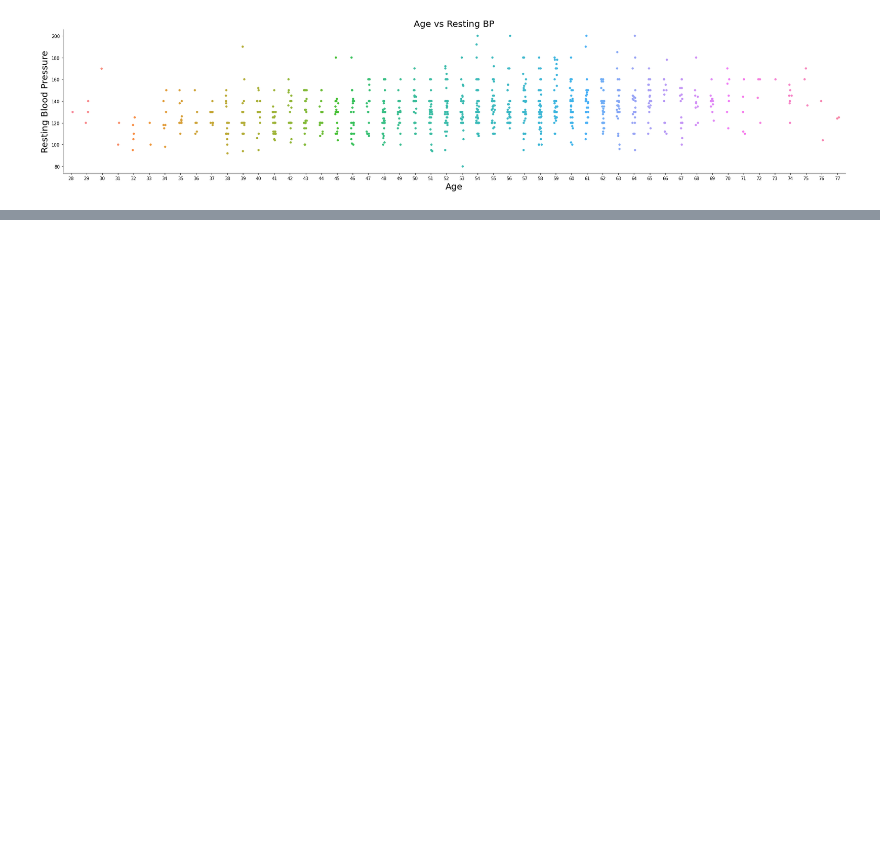
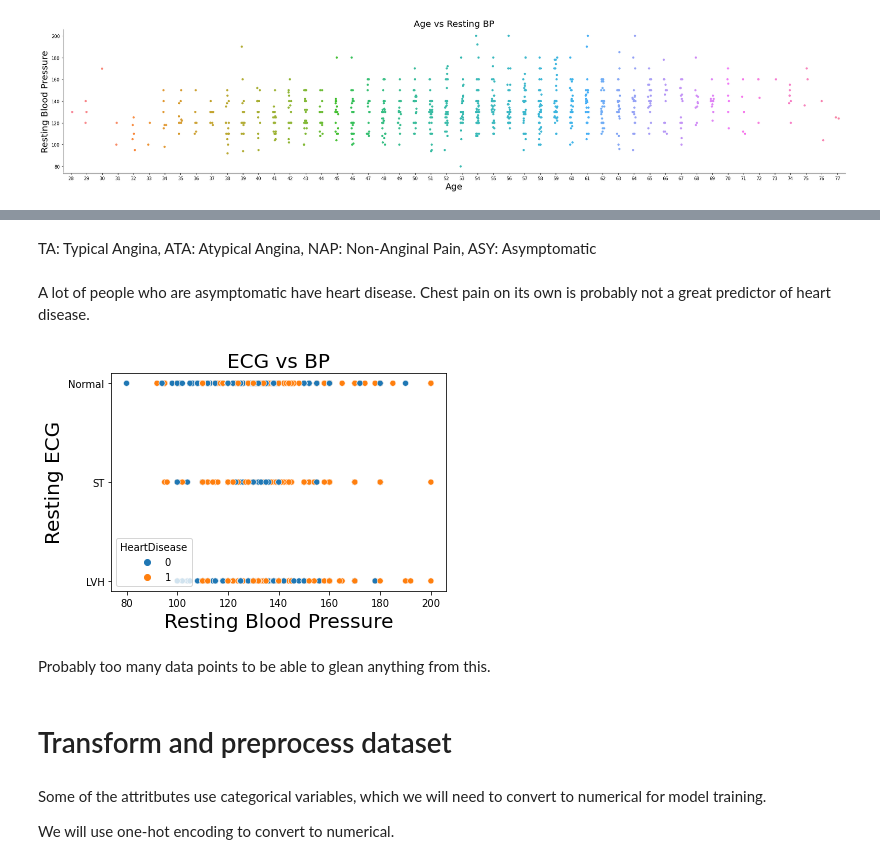
Before and after one commit to sclayton33/data-science-practice, a Jupyter notebook: Kaggle_heart_failure_dataset_practice.ipynb, the cells around one changed output, grey strips where cells are left out. Saved outputs shown, nothing was run; the diff lists cells and outputs as text; code cells hidden in the pictures; blank space fills up the shorter version.

```diff
--- a/Kaggle_heart_failure_dataset_practice.ipynb
+++ b/Kaggle_heart_failure_dataset_practice.ipynb
@@ -314,0 +333,20 @@ plt.show()
+# %% [markdown]
+TA: Typical Angina, ATA: Atypical Angina, NAP: Non-Anginal Pain, ASY: Asymptomatic
+# %% [markdown]
+A lot of people who are asymptomatic have heart disease. Chest pain on its own is probably not a great predictor of heart disease.
+# %%
+sns.scatterplot(x='RestingBP', y='RestingECG', hue='HeartDisease', data=cv_df)
+plt.xlabel('Resting Blood Pressure', fontsize=20)
+plt.ylabel('Resting ECG', fontsize=20)
+plt.title('ECG vs BP', fontsize=20)
+plt.show()
+# %% [output]
+[figure, added]
+# %% [markdown]
+Probably too many data points to be able to glean anything from this.
+# %% [markdown]
+# Transform and preprocess dataset
+# %% [markdown]
+Some of the attritbutes use categorical variables, which we will need to convert to numerical for model training.
+
+We will use one-hot encoding to convert to numerical.
```
Also changed, not shown: parts of 16 cells of this notebook.
